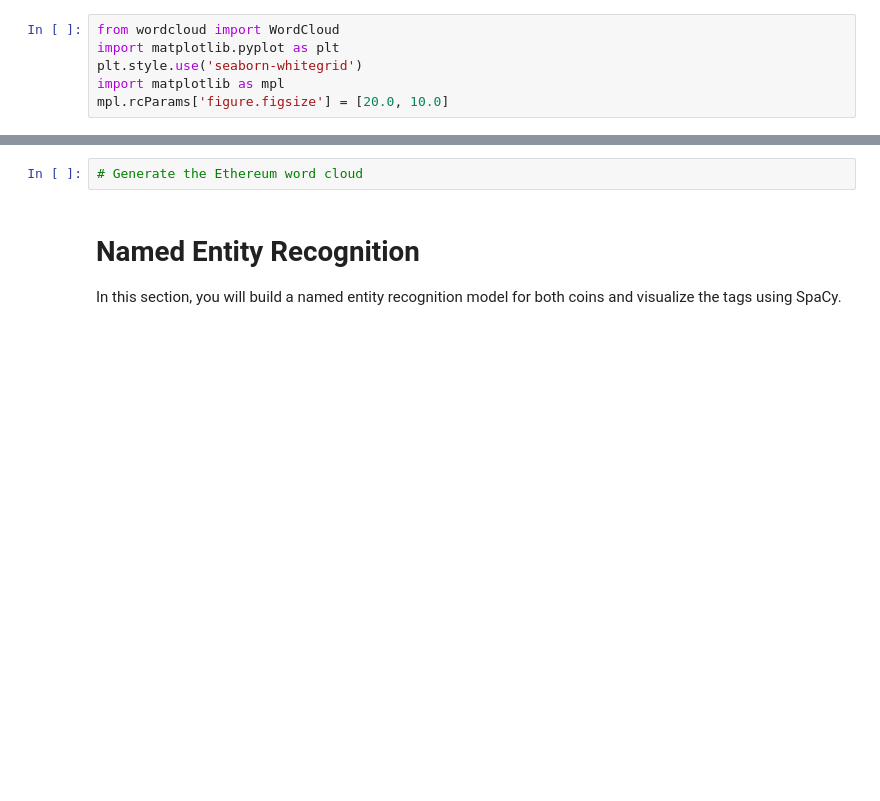
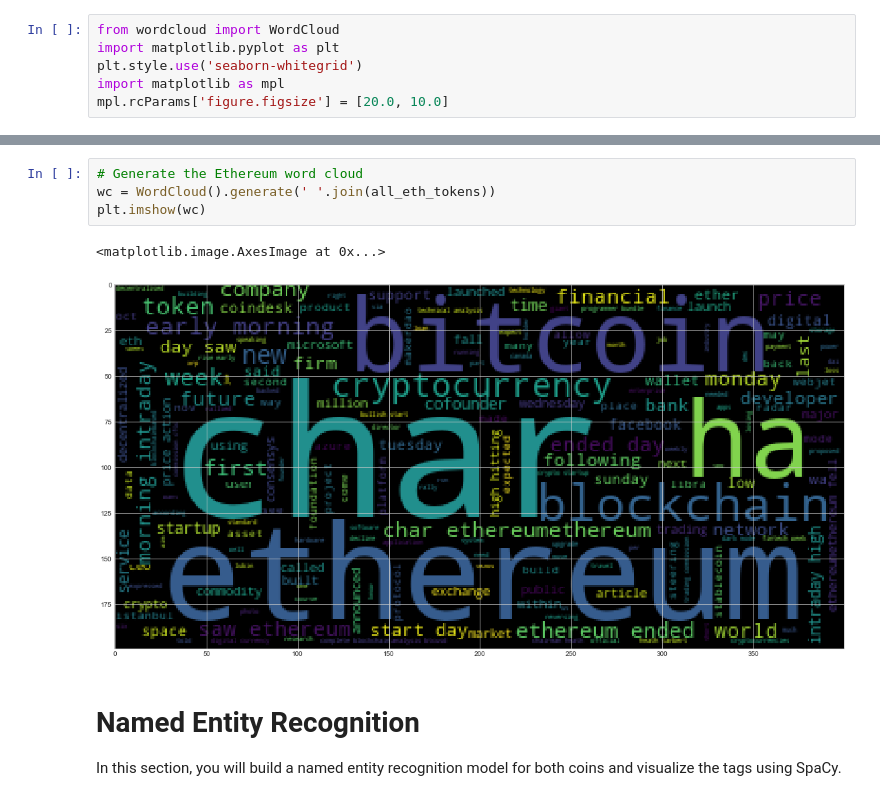
Before and after one commit to manpreetpadam/Tales_from_the_Crypto, a Jupyter notebook: crypto_sentiment.ipynb, the cells around one changed output, grey strips where cells are left out. Cells and saved outputs as stored; diff of their text form; blank space fills up the shorter version.

```diff
--- a/crypto_sentiment.ipynb
+++ b/crypto_sentiment.ipynb
@@ -302,5 +324,10 @@ mpl.rcParams['figure.figsize'] = [20.0, 10.0]
 # %%
 # Generate the Ethereum word cloud
+wc = WordCloud().generate(' '.join(all_eth_tokens))
+plt.imshow(wc)
+# %% [output]
+<matplotlib.image.AxesImage at 0x...>
+[figure, added]
 # %% [markdown]
 # Named Entity Recognition
 
```
Also changed, not shown: parts of 13 cells of this notebook.
